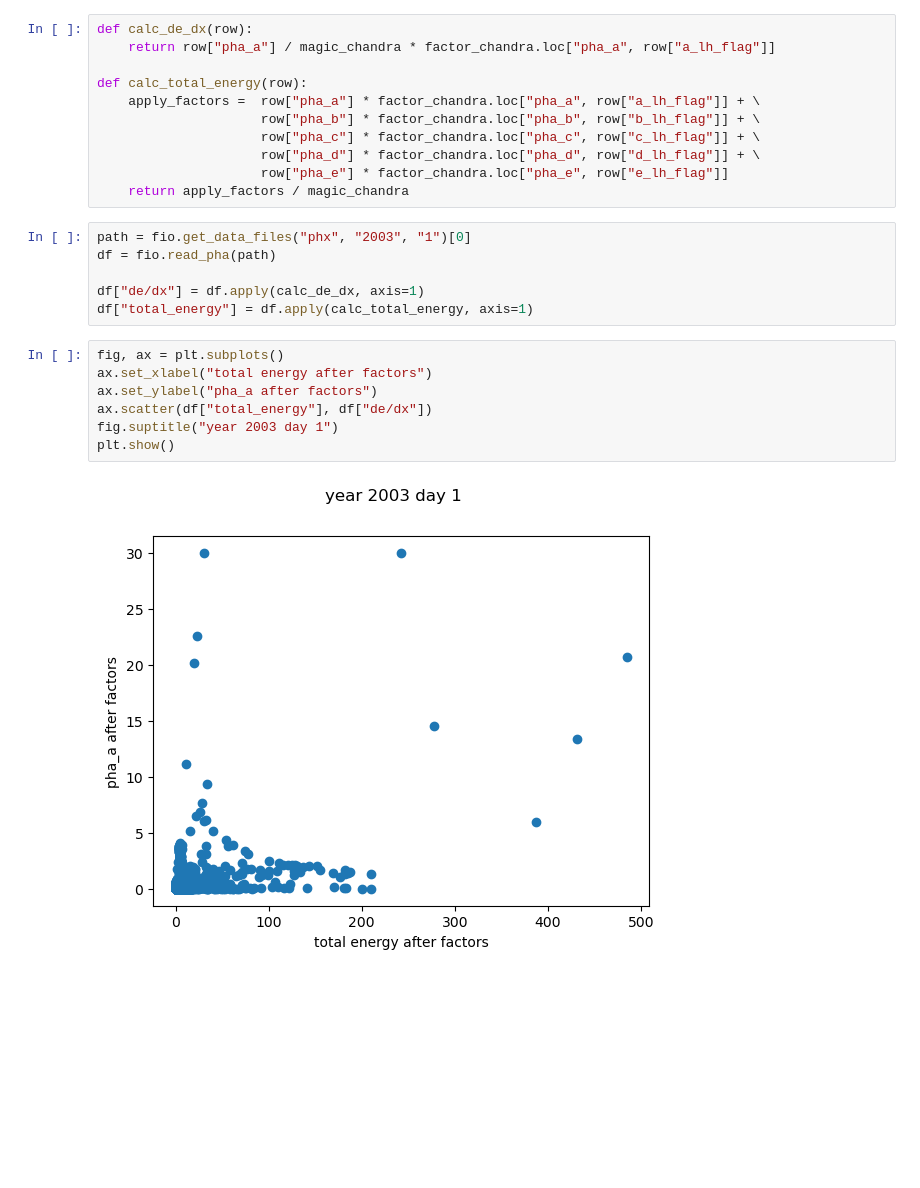
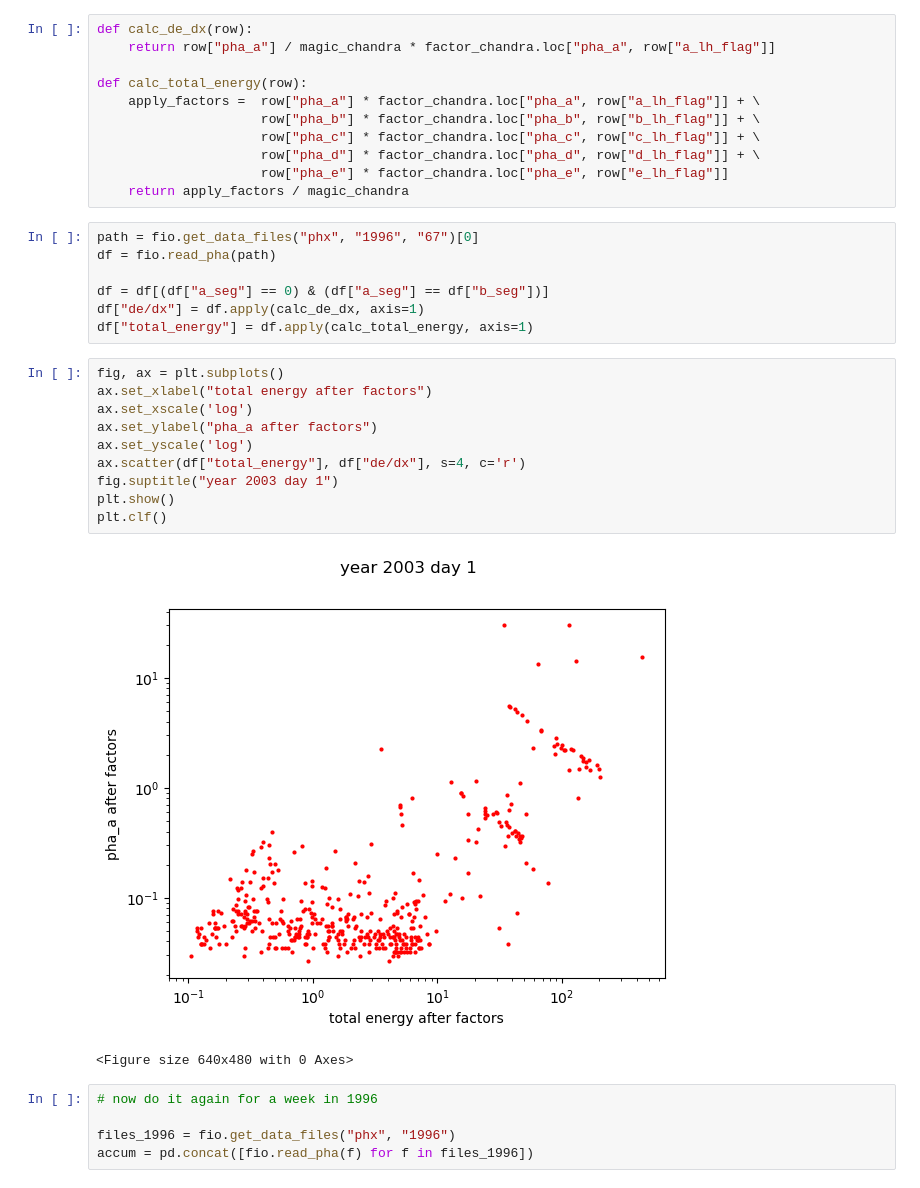
Before and after one commit to charliehuang888/ephin-predict, a Jupyter notebook: nb/particle_energy.ipynb, the cells around one changed output. Drawn from its saved outputs; the diff is of its cells as text; blank space fills up the shorter version.

```diff
--- a/nb/particle_energy.ipynb
+++ b/nb/particle_energy.ipynb
@@ -40,18 +44,28 @@ def calc_total_energy(row):
                      row["pha_e"] * factor_chandra.loc["pha_e", row["e_lh_flag"]]
     return apply_factors / magic_chandra
 # %%
-path = fio.get_data_files("phx", "2003", "1")[0]
+path = fio.get_data_files("phx", "1996", "67")[0]
 df = fio.read_pha(path)
 
+df = df[(df["a_seg"] == 0) & (df["a_seg"] == df["b_seg"])]
 df["de/dx"] = df.apply(calc_de_dx, axis=1)
 df["total_energy"] = df.apply(calc_total_energy, axis=1)
 # %%
 fig, ax = plt.subplots()
 ax.set_xlabel("total energy after factors")
+ax.set_xscale('log')
 ax.set_ylabel("pha_a after factors")
-ax.scatter(df["total_energy"], df["de/dx"])
+ax.set_yscale('log')
+ax.scatter(df["total_energy"], df["de/dx"], s=4, c='r')
 fig.suptitle("year 2003 day 1")
 plt.show()
+plt.clf()
 # %% [output]
-[figure, old version]
+[figure, new version]
+<Figure size 640x480 with 0 Axes>
+# %%
+# now do it again for a week in 1996
+
+files_1996 = fio.get_data_files("phx", "1996")
+accum = pd.concat([fio.read_pha(f) for f in files_1996])
 # %%
```
Also changed, not shown: parts of 5 cells of this notebook.
